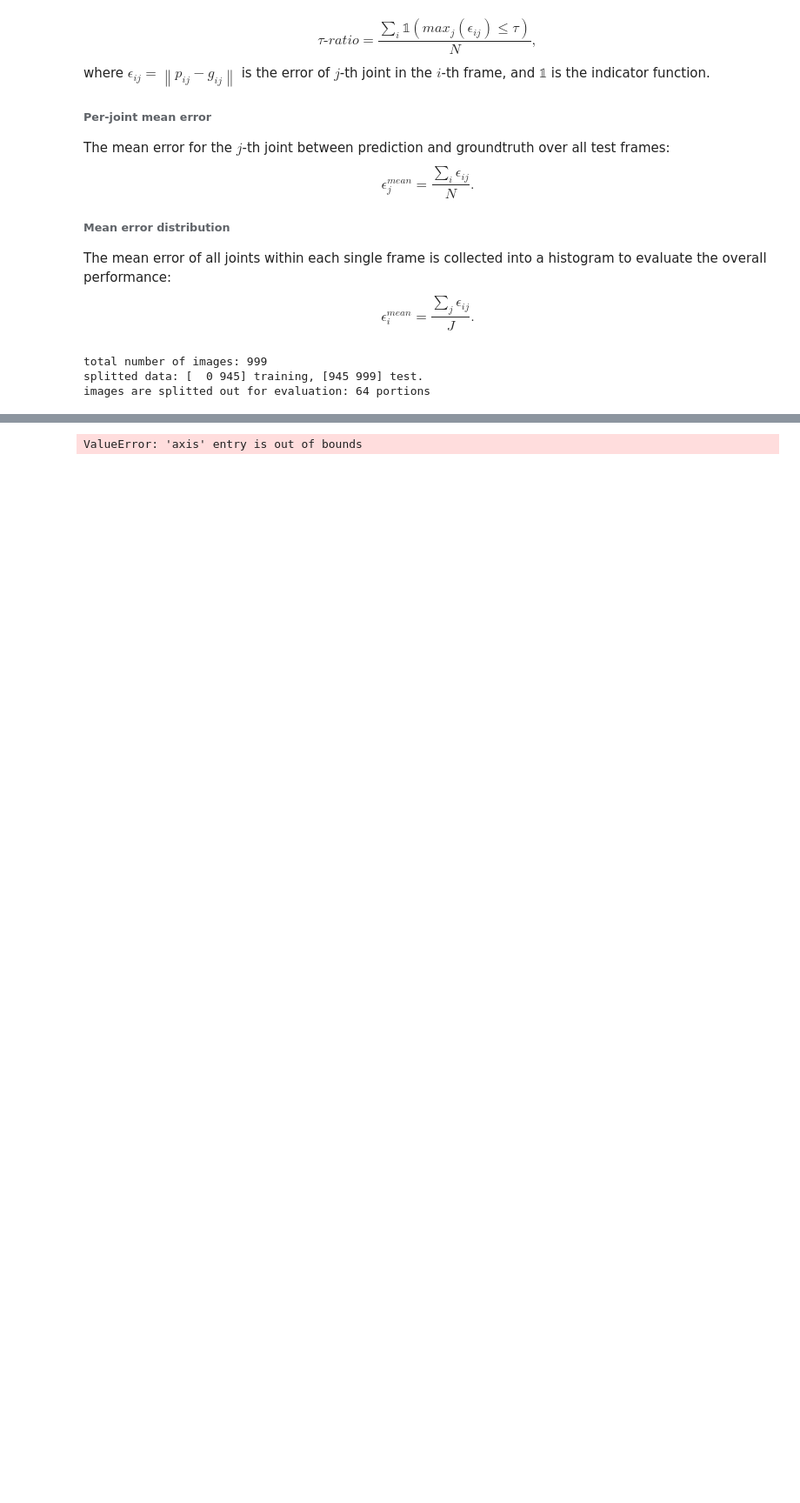
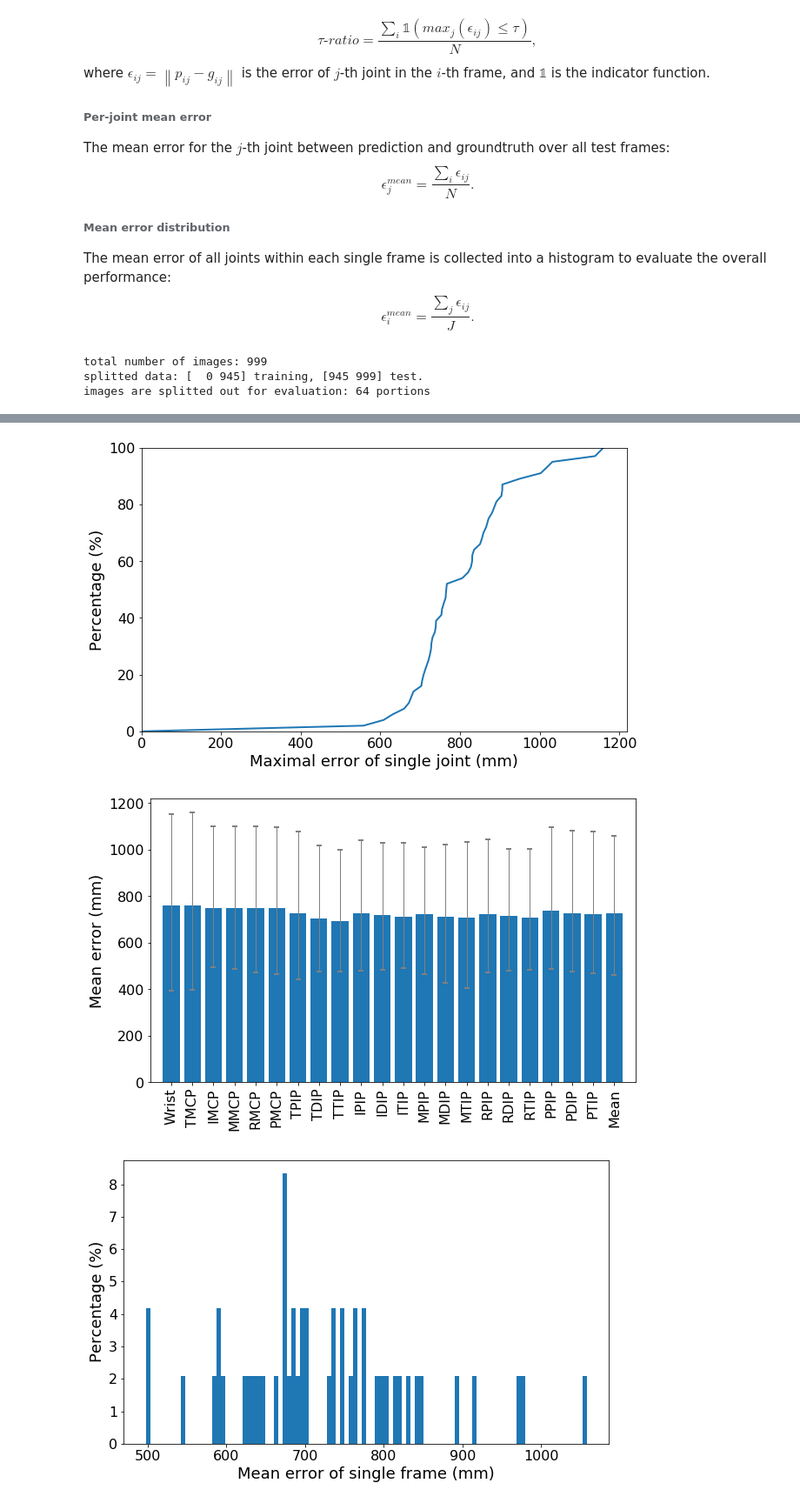
Before and after one commit to xkunwu/depth-hand, a Jupyter notebook: code/test_train.ipynb, the cells around one changed output, grey strips where cells are left out. Shown at 87% size. Drawn from its saved outputs; the diff is of its cells as text; code cells hidden in the pictures; blank space fills up the shorter version.

Commit message:
train & evaluate for 3 views

```diff
--- a/code/test_train.ipynb
+++ b/code/test_train.ipynb
@@ -90,24 +90,26 @@ ValueError: need more than 2 values to unpack
 # %%
 import matplotlib.pyplot as mpplot
 dataeval = import_module(
     'data.' + ARGS.data_name + '.eval')
 
 errors = dataeval.compare_error(
     data_inst,
     data_inst.training_annot_test,
-    data_inst.training_annot_predict
+    ARGS.model_inst.predict_file
 )
 mpplot.subplot()
 dataeval.draw_error_percentage_curve(errors, mpplot.gca())
 mpplot.show()
 mpplot.subplot()
 dataeval.draw_error_per_joint(errors, mpplot.gca(), data_inst.join_name)
 mpplot.subplot()
 mpplot.show()
 dataeval.draw_mean_error_distribution(errors, mpplot.gca())
 mpplot.show()
 # %% [output]
-ValueError: 'axis' entry is out of bounds
+[figure, added]
+[figure, added]
+[figure, added]
 # %%
 # %matplotlib notebook
 from importlib import import_module
```
Also changed, not shown: parts of 3 cells of this notebook, 14 other files.
